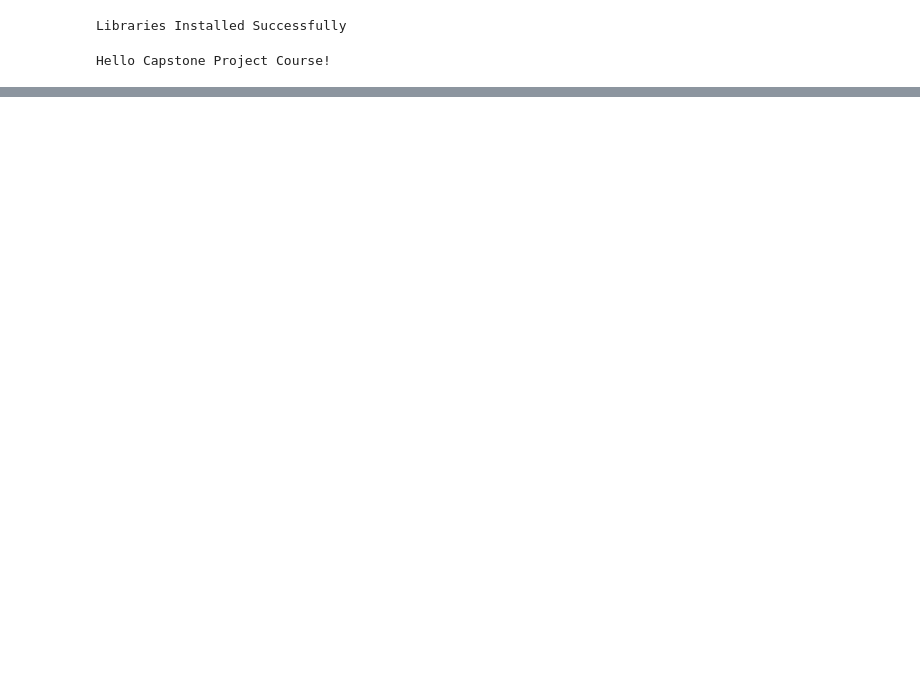
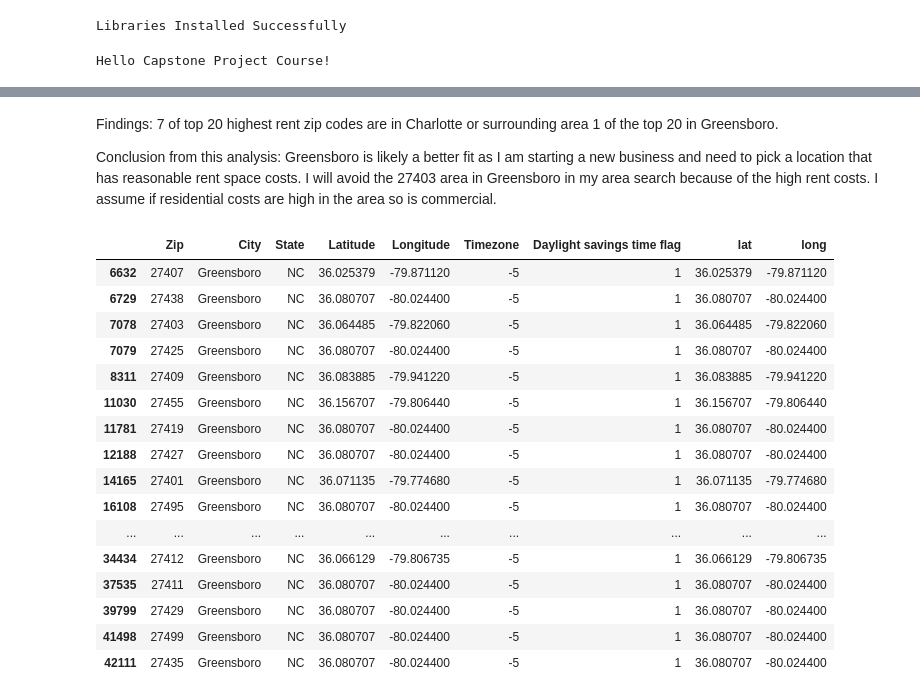
Before and after one commit to crowela022/LCDataScience, a Jupyter notebook: Lauren Crowe DS Capstone Project.ipynb, the cells around one changed output, grey strips where cells are left out. Saved outputs shown, nothing was run; the diff lists cells and outputs as text; code cells hidden in the pictures; blank space fills up the shorter version.

```diff
--- a/Lauren Crowe DS Capstone Project.ipynb
+++ b/Lauren Crowe DS Capstone Project.ipynb
@@ -17,0 +124,29 @@ Hello Capstone Project Course!
+# %% [markdown]
+Findings: 7 of top 20 highest rent zip codes are in Charlotte or surrounding area
+1 of the top 20 in Greensboro.
+
+Conclusion from this analysis: Greensboro is likely a better fit as I am starting a new business and need to pick a location that has reasonable rent space costs.
+I will avoid the 27403 area in Greensboro in my area search because of the high rent costs. I assume if residential costs are high in the area so is commercial.
+# %%
+##Zip Dataframe of Greensboro
+gso_zip = zip_df[zip_df['City'] == 'Greensboro'] ##filter for Grensboro
+gso_zip = gso_zip[gso_zip['State'] == 'NC'] #filter for NC
+gso_zip
+# %% [output]
+|  | Zip | City | State | Latitude | Longitude | Timezone | Daylight savings time flag | lat | long |
+| 6632 | 27407 | Greensboro | NC | 36.025379 | -79.871120 | -5 | 1 | 36.025379 | -79.871120 |
+| 6729 | 27438 | Greensboro | NC | 36.080707 | -80.024400 | -5 | 1 | 36.080707 | -80.024400 |
+| 7078 | 27403 | Greensboro | NC | 36.064485 | -79.822060 | -5 | 1 | 36.064485 | -79.822060 |
+| 7079 | 27425 | Greensboro | NC | 36.080707 | -80.024400 | -5 | 1 | 36.080707 | -80.024400 |
+| 8311 | 27409 | Greensboro | NC | 36.083885 | -79.941220 | -5 | 1 | 36.083885 | -79.941220 |
+| 11030 | 27455 | Greensboro | NC | 36.156707 | -79.806440 | -5 | 1 | 36.156707 | -79.806440 |
+| 11781 | 27419 | Greensboro | NC | 36.080707 | -80.024400 | -5 | 1 | 36.080707 | -80.024400 |
+| 12188 | 27427 | Greensboro | NC | 36.080707 | -80.024400 | -5 | 1 | 36.080707 | -80.024400 |
+| 14165 | 27401 | Greensboro | NC | 36.071135 | -79.774680 | -5 | 1 | 36.071135 | -79.774680 |
+| 16108 | 27495 | Greensboro | NC | 36.080707 | -80.024400 | -5 | 1 | 36.080707 | -80.024400 |
+| ... | ... | ... | ... | ... | ... | ... | ... | ... | ... |
+| 34434 | 27412 | Greensboro | NC | 36.066129 | -79.806735 | -5 | 1 | 36.066129 | -79.806735 |
+| 37535 | 27411 | Greensboro | NC | 36.080707 | -80.024400 | -5 | 1 | 36.080707 | -80.024400 |
+| 39799 | 27429 | Greensboro | NC | 36.080707 | -80.024400 | -5 | 1 | 36.080707 | -80.024400 |
+| 41498 | 27499 | Greensboro | NC | 36.080707 | -80.024400 | -5 | 1 | 36.080707 | -80.024400 |
+| 42111 | 27435 | Greensboro | NC | 36.080707 | -80.024400 | -5 | 1 | 36.080707 | -80.024400 |
```
Also changed, not shown: parts of 41 cells of this notebook.
